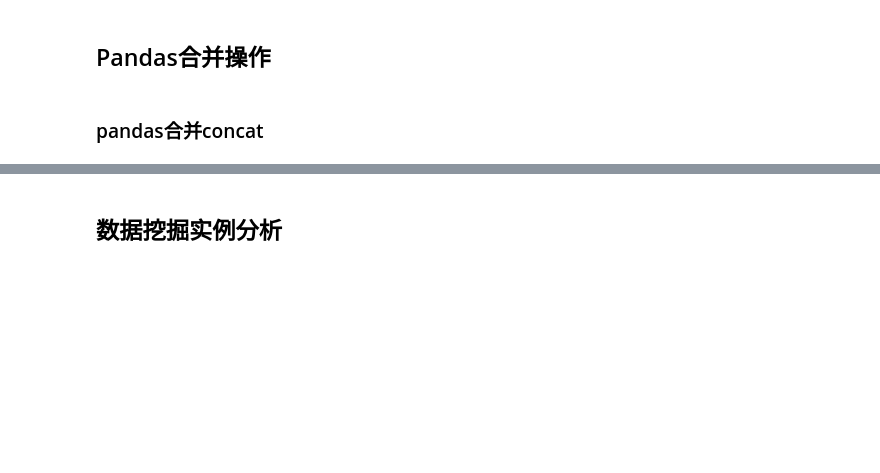
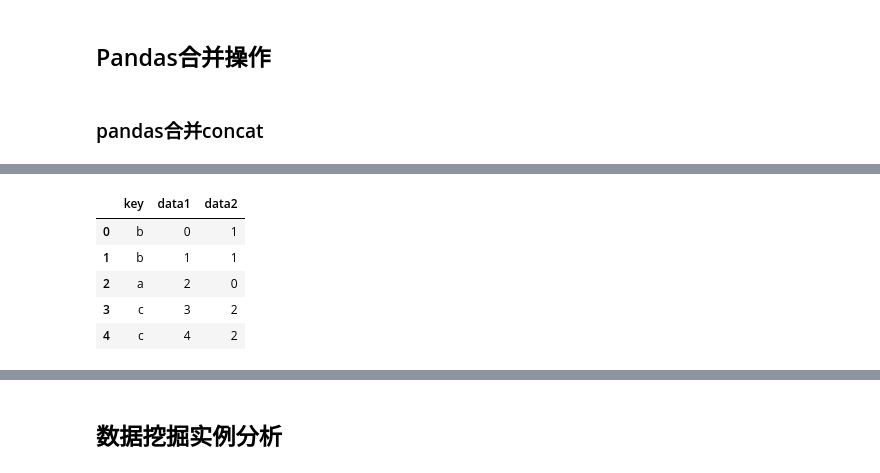
Before and after one commit to HarleysZhang/data_analysis_notes, a Jupyter notebook: pandas_learn.ipynb, the cells around one changed output, grey strips where cells are left out. Drawn from its saved outputs; the diff is of its cells as text; code cells hidden in the pictures; blank space fills up the shorter version.

```diff
--- a/pandas_learn.ipynb
+++ b/pandas_learn.ipynb
@@ -574,0 +709,16 @@ print(pd.read_pickle('cancer_label.pickle'))
+# %%
+df1 = pd.DataFrame({'key': ['b','b','a','c','c','d'],
+                  'data1':range(6)
+                   })
+df2 = pd.DataFrame({'key':['a','b','c'],
+                  'data2':range(3)
+                   })
+df_merge = pd.merge(df1,df2,on='key')
+df_merge
+# %% [output]
+|  | key | data1 | data2 |
+| 0 | b | 0 | 1 |
+| 1 | b | 1 | 1 |
+| 2 | a | 2 | 0 |
+| 3 | c | 3 | 2 |
+| 4 | c | 4 | 2 |
```
Also changed, not shown: parts of 16 cells of this notebook.
